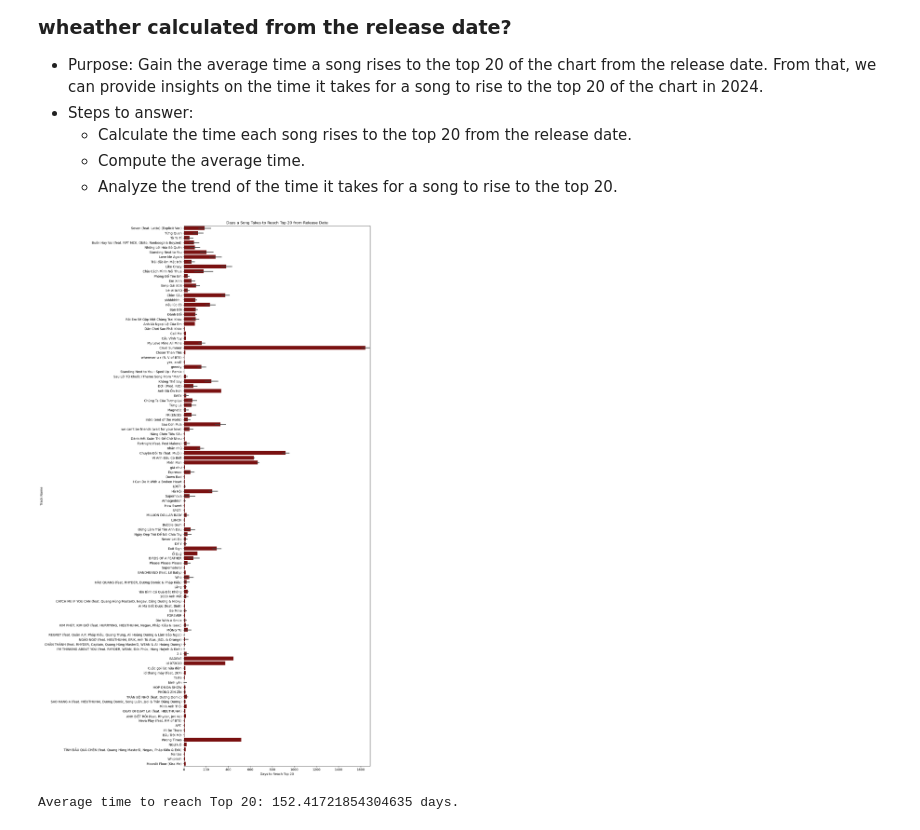
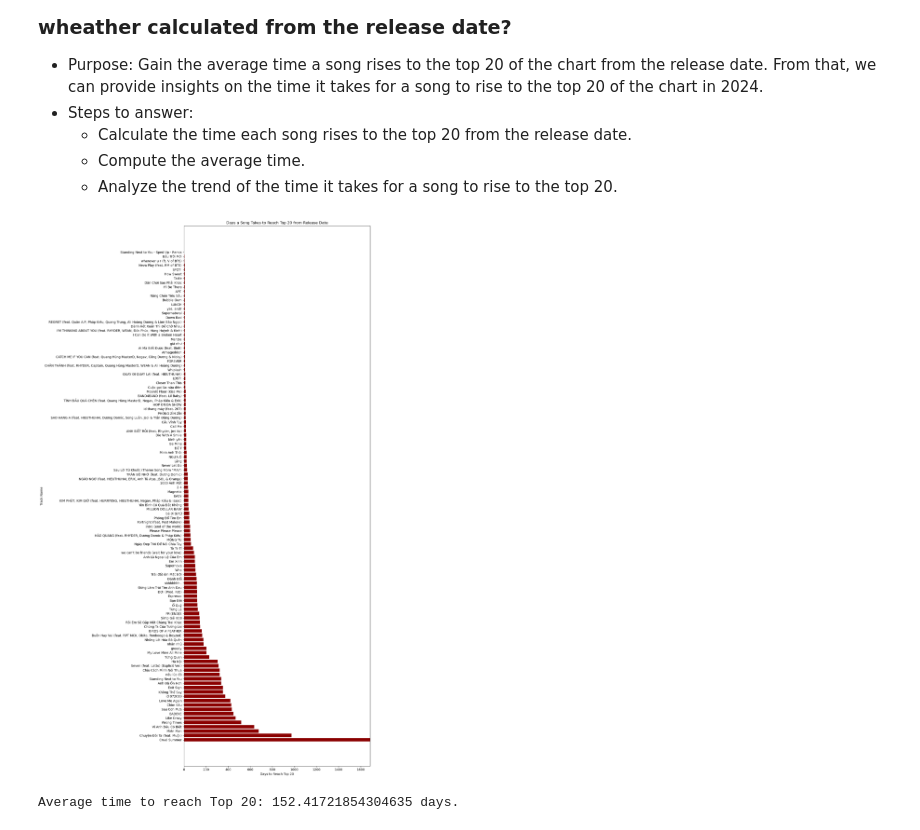
Before and after one commit to pililover/DataScience-Jobs-Market, a Jupyter notebook: SOURCECODE/Data_analysis.ipynb, the cells around one changed output. Drawn from its saved outputs; the diff is of its cells as text; code cells hidden in the pictures.

```diff
--- a/SOURCECODE/Data_analysis.ipynb
+++ b/SOURCECODE/Data_analysis.ipynb
@@ -1018,27 +1015,26 @@ def calculate_time_to_top_20(row):
     if not first_top_20_date:
         return None  # No top 20 entry found
 
-    release_date = (row['release_date'])
+    release_date = pd.to_datetime(row['release_date'])
     entry_date = datetime.strptime(first_top_20_date, '%Y/%m/%d')
 
     return (entry_date - release_date).days
 
 # Calculate the time it takes for each song to rise to the top 20
 top_20_df['time_to_top_20'] = top_20_df.apply(calculate_time_to_top_20, axis=1)
+top_20_df = top_20_df.sort_values(by='time_to_top_20', ascending=False)
 # %%
 # Plot bar chart
 plt.figure(figsize=(15, 25))
-sns.barplot(x='time_to_top_20', y='track_name', data=top_20_df, color='darkred')
+plt.barh(top_20_df['track_name'], top_20_df['time_to_top_20'], color='darkred')
 plt.xlim(0, top_20_df['time_to_top_20'].max())
-plt.xticks(rotation=0)
-plt.subplots_adjust(bottom=0.15, top=0.95)
 plt.xlabel('Days to Reach Top 20')
 plt.ylabel('Track Name')
 plt.title('Days a Song Takes to Reach Top 20 from Release Date')
 plt.tight_layout()
 plt.show()
 # %% [output]
-[figure, old version]
+[figure, new version]
 # %%
 # Calculate the average time to top 20 (in days)
 average_time_to_top_20 = top_20_df['time_to_top_20'].mean()
```
Also changed, not shown: parts of 2 cells of this notebook.
